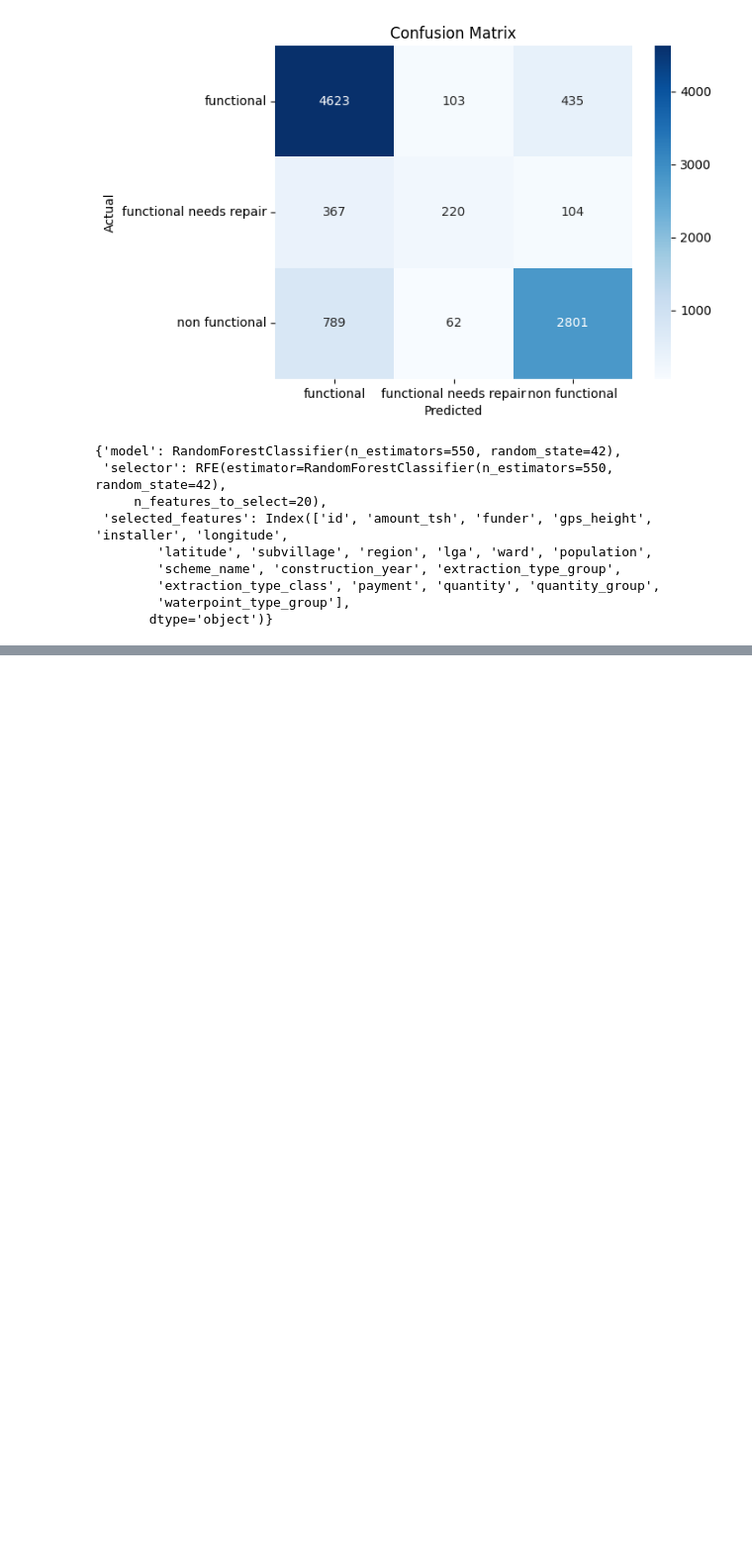
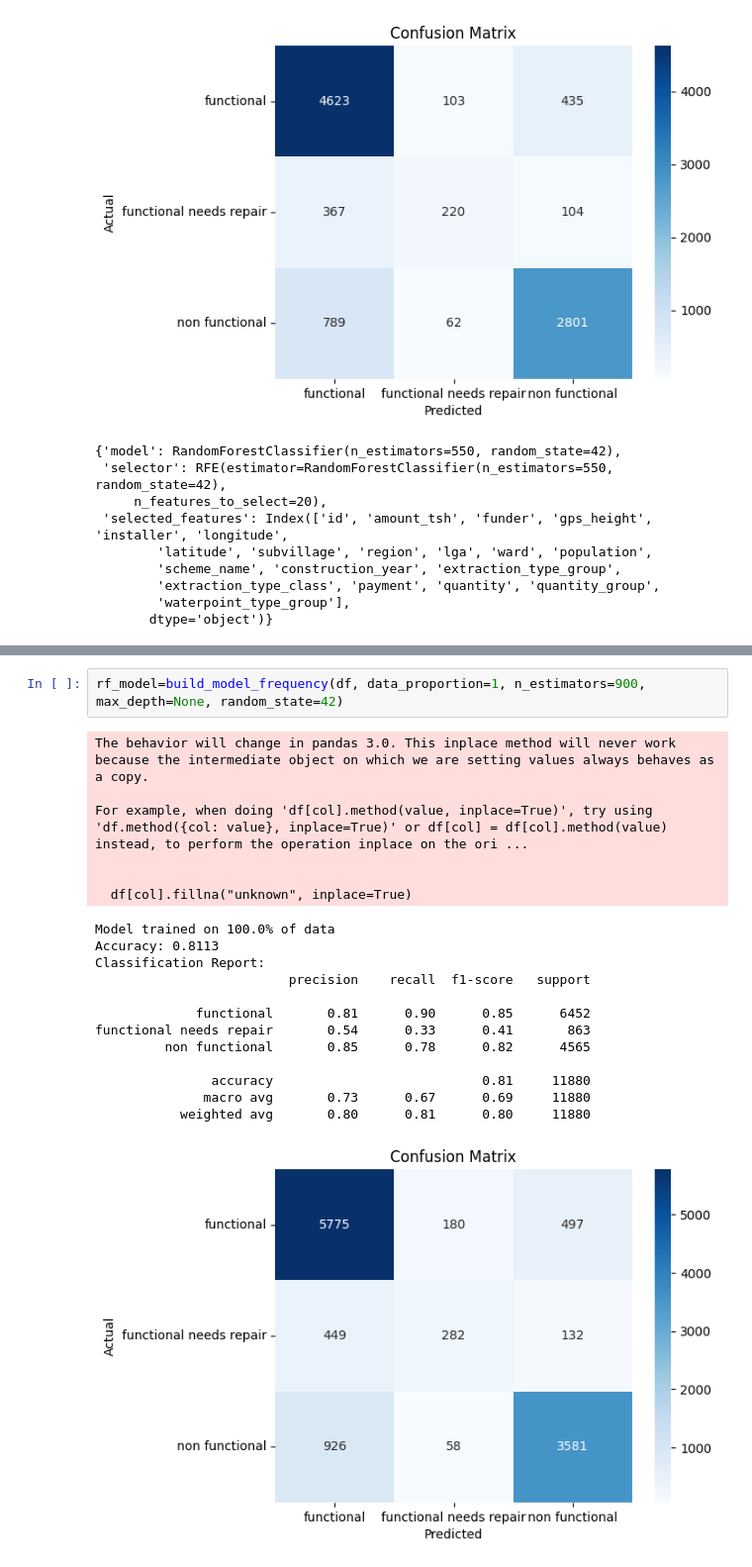
Before and after one commit to avishkar-rawal/MLPR_project, a Jupyter notebook: randomforest.ipynb, the cells around one changed output, grey strips where cells are left out. Shown at 99% size. Drawn from its saved outputs; the diff is of its cells as text; blank space fills up the shorter version.

```diff
--- a/randomforest.ipynb
+++ b/randomforest.ipynb
@@ -308,0 +703,22 @@ functional needs repair       0.57      0.32      0.41       691
+# %%
+rf_model=build_model_frequency(df, data_proportion=1, n_estimators=900, max_depth=None, random_state=42)
+# %% [output]
+The behavior will change in pandas 3.0. This inplace method will never work because the intermediate object on which we are setting values always behaves as a copy.
+
+For example, when doing 'df[col].method(value, inplace=True)', try using 'df.method({col: value}, inplace=True)' or df[col] = df[col].method(value) instead, to perform the operation inplace on the ori ...
+
+
+  df[col].fillna("unknown", inplace=True)
+Model trained on 100.0% of data
+Accuracy: 0.8113
+Classification Report:
+                         precision    recall  f1-score   support
+
+             functional       0.81      0.90      0.85      6452
+functional needs repair       0.54      0.33      0.41       863
+         non functional       0.85      0.78      0.82      4565
+
+               accuracy                           0.81     11880
+              macro avg       0.73      0.67      0.69     11880
+           weighted avg       0.80      0.81      0.80     11880
+[figure, added]
```
Also changed, not shown: parts of 28 cells of this notebook, 1 other file.
